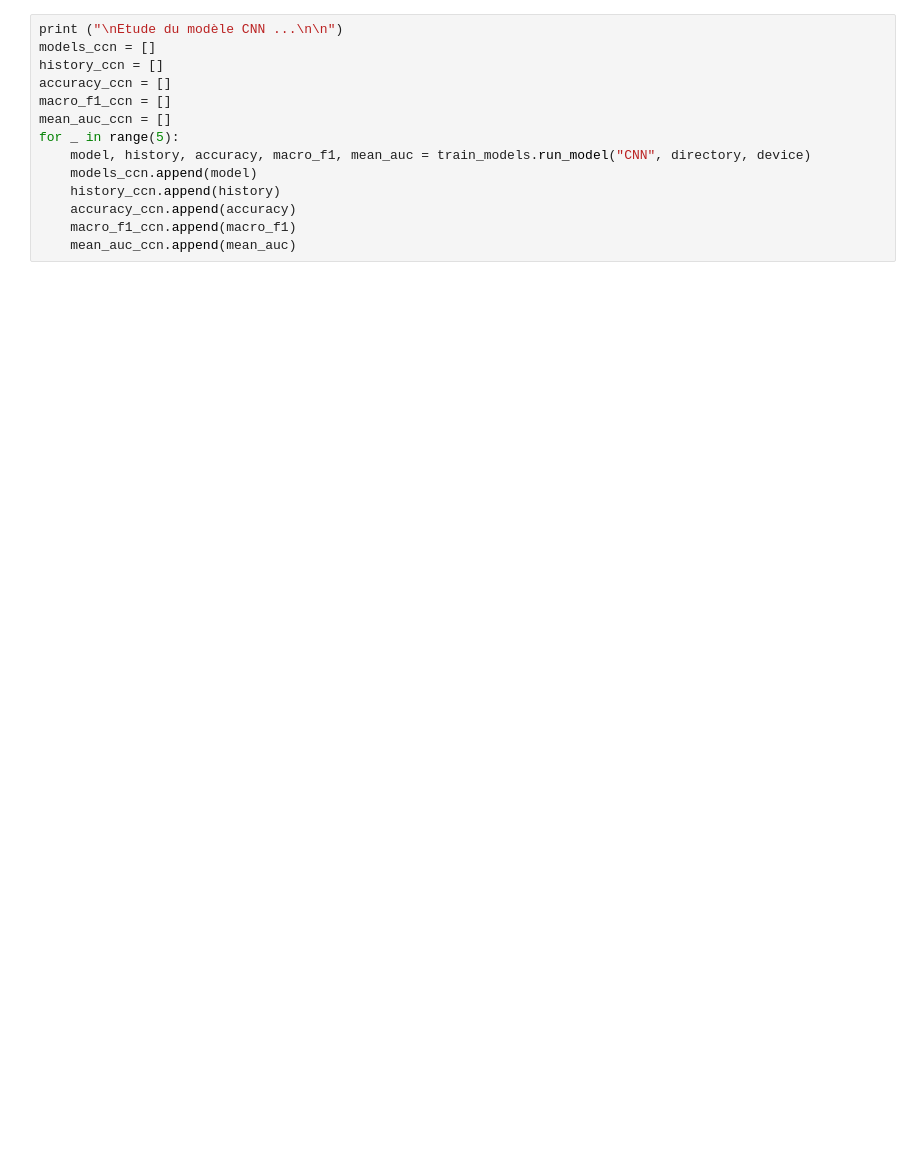
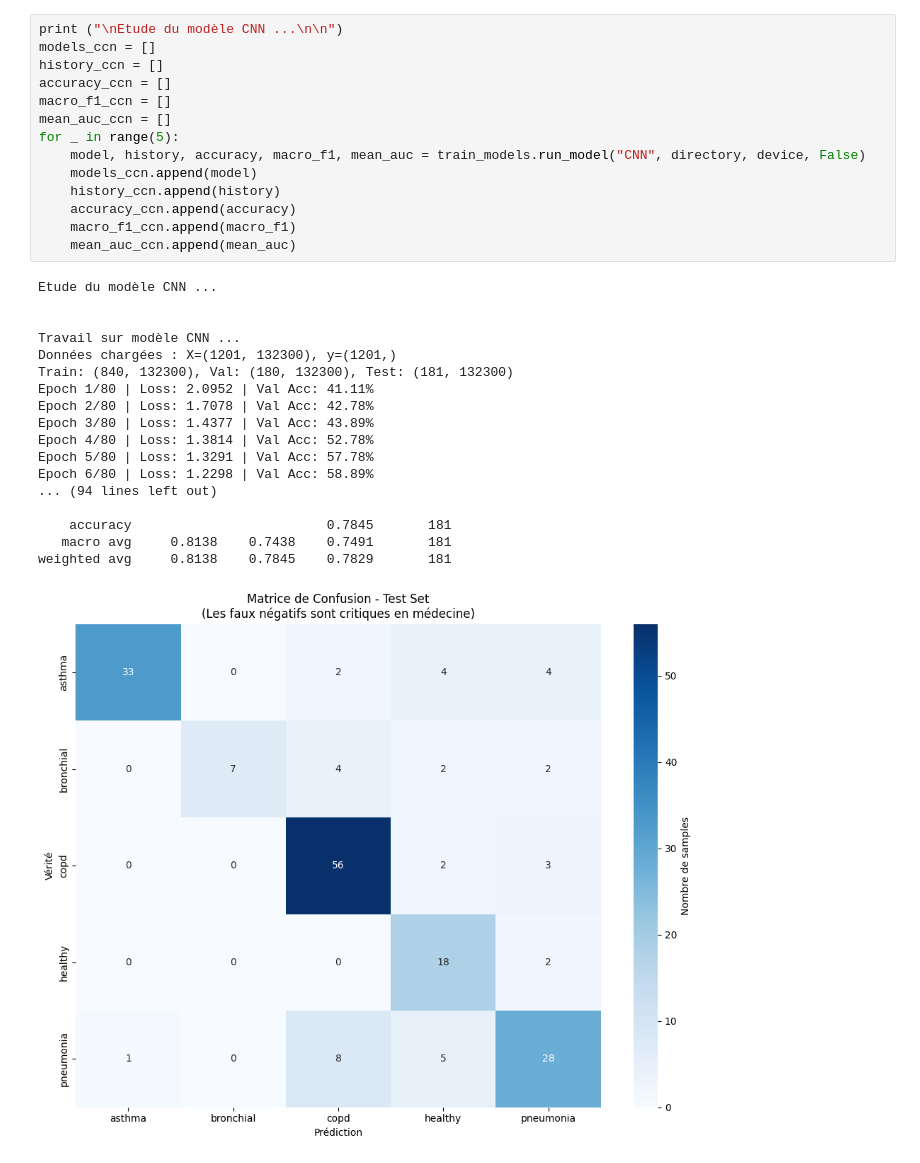
Before and after one commit to Coaraa/respiratory-disease-detection, a Jupyter notebook: notebooks/train_all_models.ipynb, the cells around one changed output. Cells and saved outputs as stored; diff of their text form; blank space fills up the shorter version.

```diff
--- a/notebooks/train_all_models.ipynb
+++ b/notebooks/train_all_models.ipynb
@@ -14,14 +16,33 @@ print(f"Propulsé par : {torch.cuda.get_device_name(0)}\n")
 # %%
 print ("\nEtude du modèle CNN ...\n\n")
 models_ccn = []
 history_ccn = []
 accuracy_ccn = []
 macro_f1_ccn = []
 mean_auc_ccn = []
 for _ in range(5):
-    model, history, accuracy, macro_f1, mean_auc = train_models.run_model("CNN", directory, device)
+    model, history, accuracy, macro_f1, mean_auc = train_models.run_model("CNN", directory, device, False)
     models_ccn.append(model)
     history_ccn.append(history)
     accuracy_ccn.append(accuracy)
     macro_f1_ccn.append(macro_f1)
     mean_auc_ccn.append(mean_auc)
+# %% [output]
+Etude du modèle CNN ...
+
+
+Travail sur modèle CNN ...
+Données chargées : X=(1201, 132300), y=(1201,)
+Train: (840, 132300), Val: (180, 132300), Test: (181, 132300)
+Epoch 1/80 | Loss: 2.0952 | Val Acc: 41.11%
+Epoch 2/80 | Loss: 1.7078 | Val Acc: 42.78%
+Epoch 3/80 | Loss: 1.4377 | Val Acc: 43.89%
+Epoch 4/80 | Loss: 1.3814 | Val Acc: 52.78%
+Epoch 5/80 | Loss: 1.3291 | Val Acc: 57.78%
+Epoch 6/80 | Loss: 1.2298 | Val Acc: 58.89%
+... (94 lines left out)
+
+    accuracy                         0.7845       181
+   macro avg     0.8138    0.7438    0.7491       181
+weighted avg     0.8138    0.7845    0.7829       181
+[figure, added]
```
Also changed, not shown: parts of 6 cells of this notebook, 8 other files.
